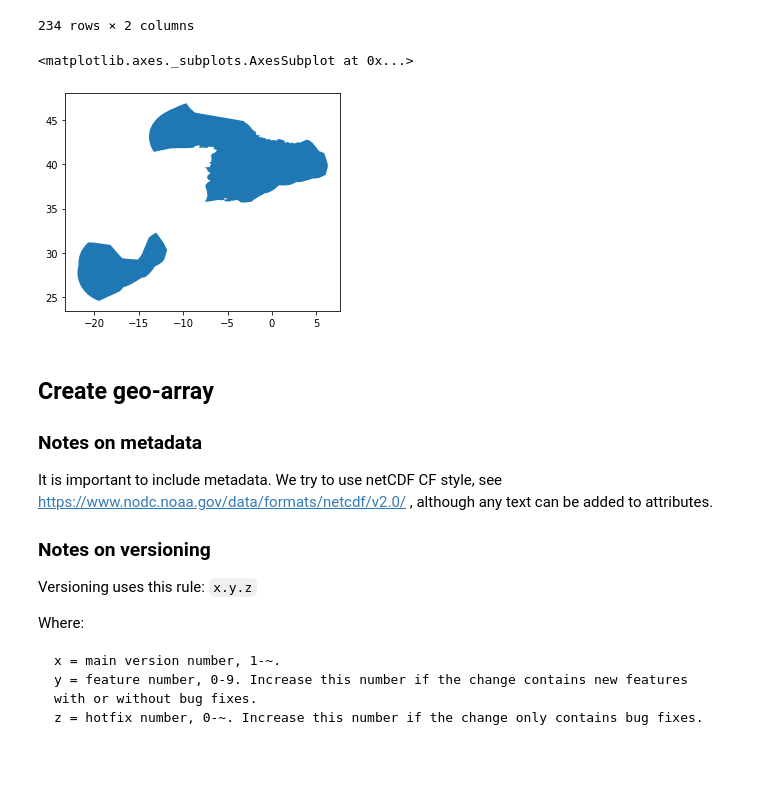
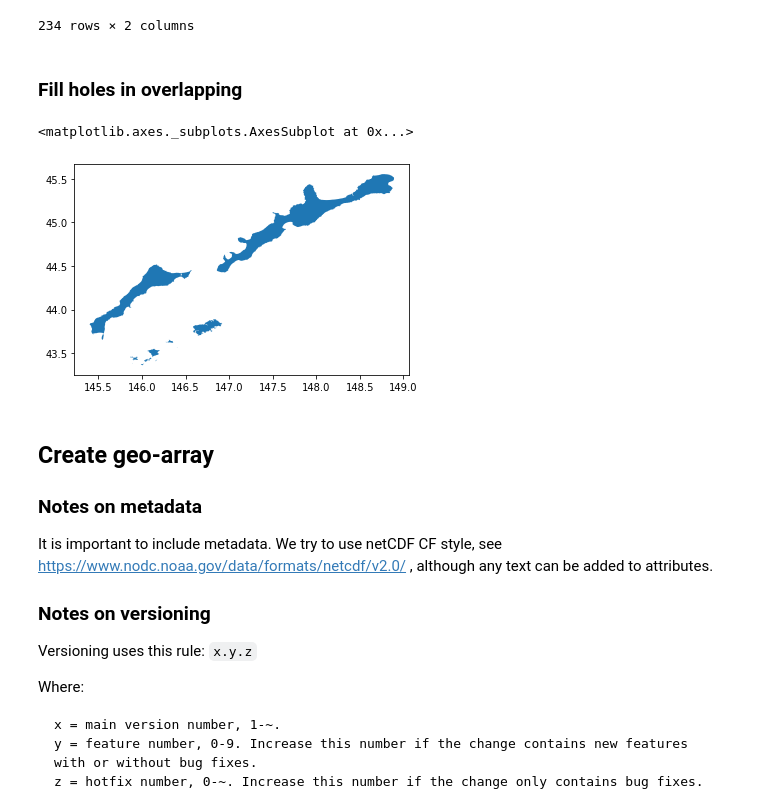
Before and after one commit to Vizzuality/mangrove-atlas-data, a Jupyter notebook: create_gadm_eez_boundaries.ipynb, the cells around one changed output. Saved outputs shown, nothing was run; the diff lists cells and outputs as text; code cells hidden in the pictures; blank space fills up the shorter version.

```diff
--- a/create_gadm_eez_boundaries.ipynb
+++ b/create_gadm_eez_boundaries.ipynb
@@ -1088,8 +1125,22 @@ merged
-# %%
-merged.plot()
-# %% [output]
-<matplotlib.axes._subplots.AxesSubplot at 0x...>
-[figure, removed]
+# %% [markdown]
+### Fill holes in overlapping
+# %%
+import geopandas as gpd
+oc = gadm_eez.loc[(gadm_eez['status'] == 'Overlapping claim') & (gadm_eez['domain'] == 'Marine'),]
+oc
+tst = oc.loc[oc['gid']=='48950']
+b = tst.convex_hull
+
+#b = bounds_to_polygon(tst.total_bounds.tolist())
+#print(b)
+s = gadm_eez.loc[(gadm_eez['iso3'] == 'RUS') & (gadm_eez['domain'] == 'Terrestrial')]#.cx[b.minx:b.maxx,b.miny:b.maxy]
+#s
+gpd.clip(s,b).plot()
+
+#interior_to_polygon(tst).plot()
+# %% [output]
+<matplotlib.axes._subplots.AxesSubplot at 0x...>
+[figure, added]
 # %% [markdown]
 ## Create geo-array
 
```
Also changed, not shown: parts of 22 cells of this notebook.
